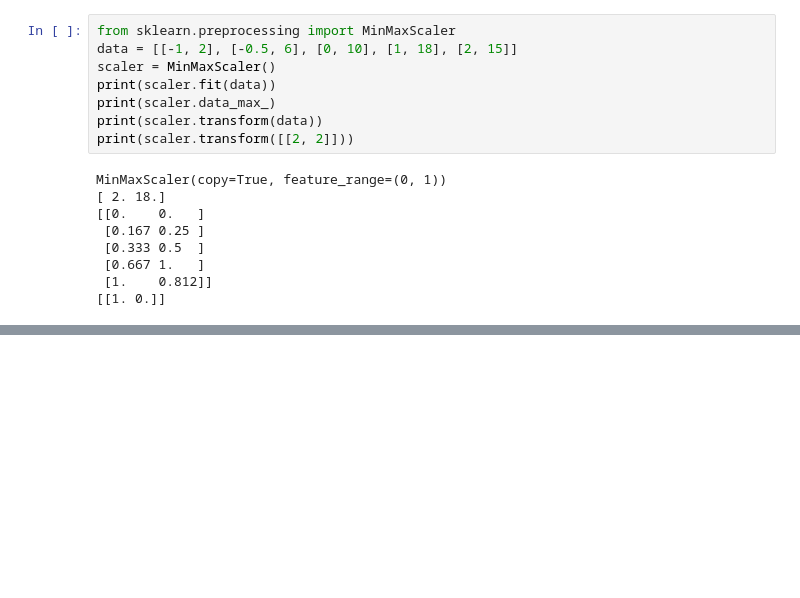
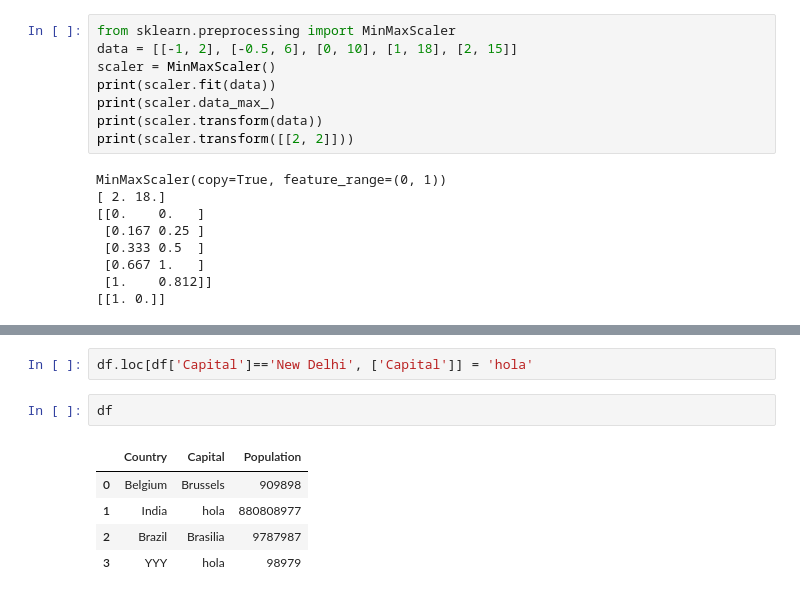
Before and after one commit to martaarozarena/kschool-supervised-learning, a Jupyter notebook: pruebas.ipynb, the cells around one changed output, grey strips where cells are left out. Cells and saved outputs as stored; diff of their text form; blank space fills up the shorter version.

```diff
--- a/pruebas.ipynb
+++ b/pruebas.ipynb
@@ -212,0 +297,10 @@ MinMaxScaler(copy=True, feature_range=(0, 1))
+# %%
+df.loc[df['Capital']=='New Delhi', ['Capital']] = 'hola'
+# %%
+df
+# %% [output]
+|  | Country | Capital | Population |
+| 0 | Belgium | Brussels | 909898 |
+| 1 | India | hola | 880808977 |
+| 2 | Brazil | Brasilia | 9787987 |
+| 3 | YYY | hola | 98979 |
```
Also changed, not shown: parts of 18 cells of this notebook, 1 other file.
